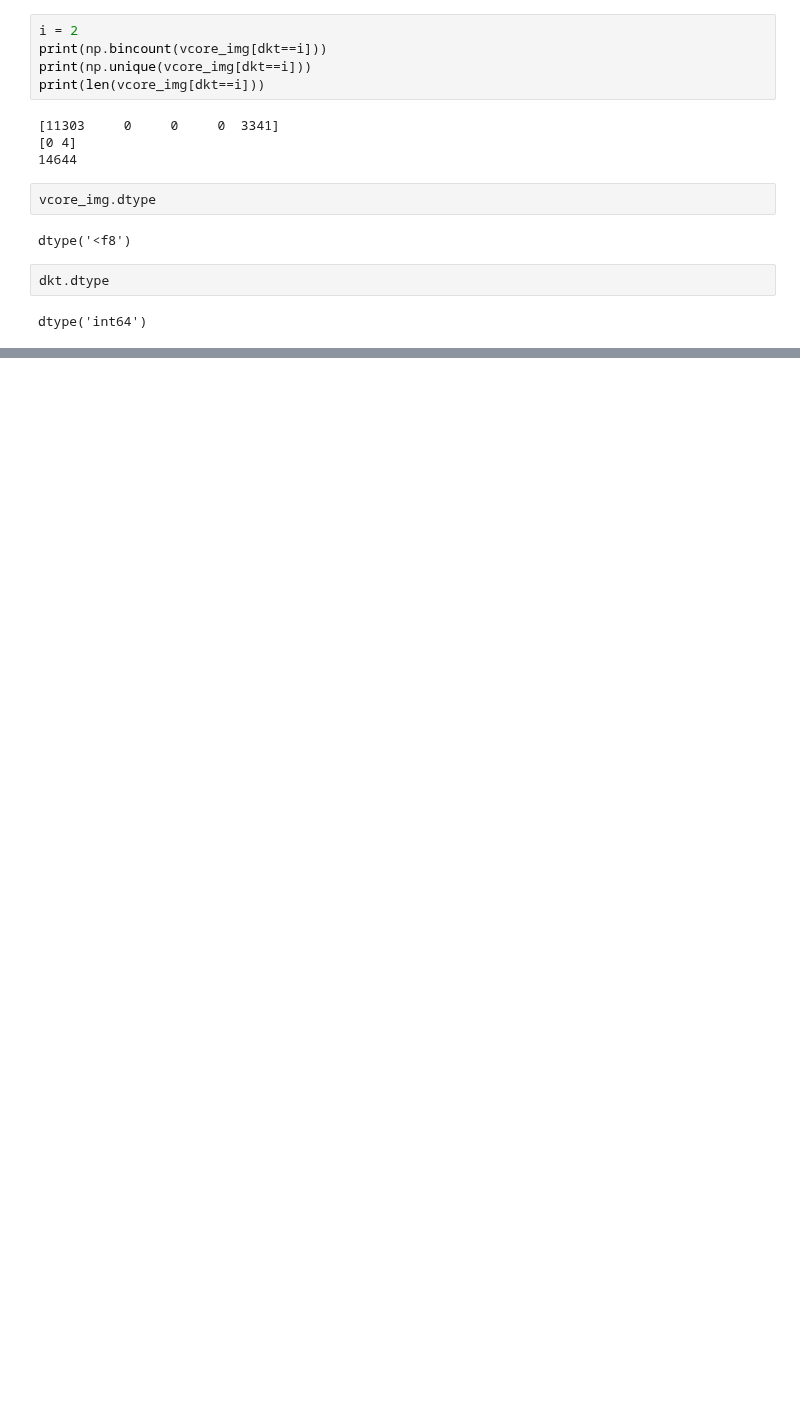
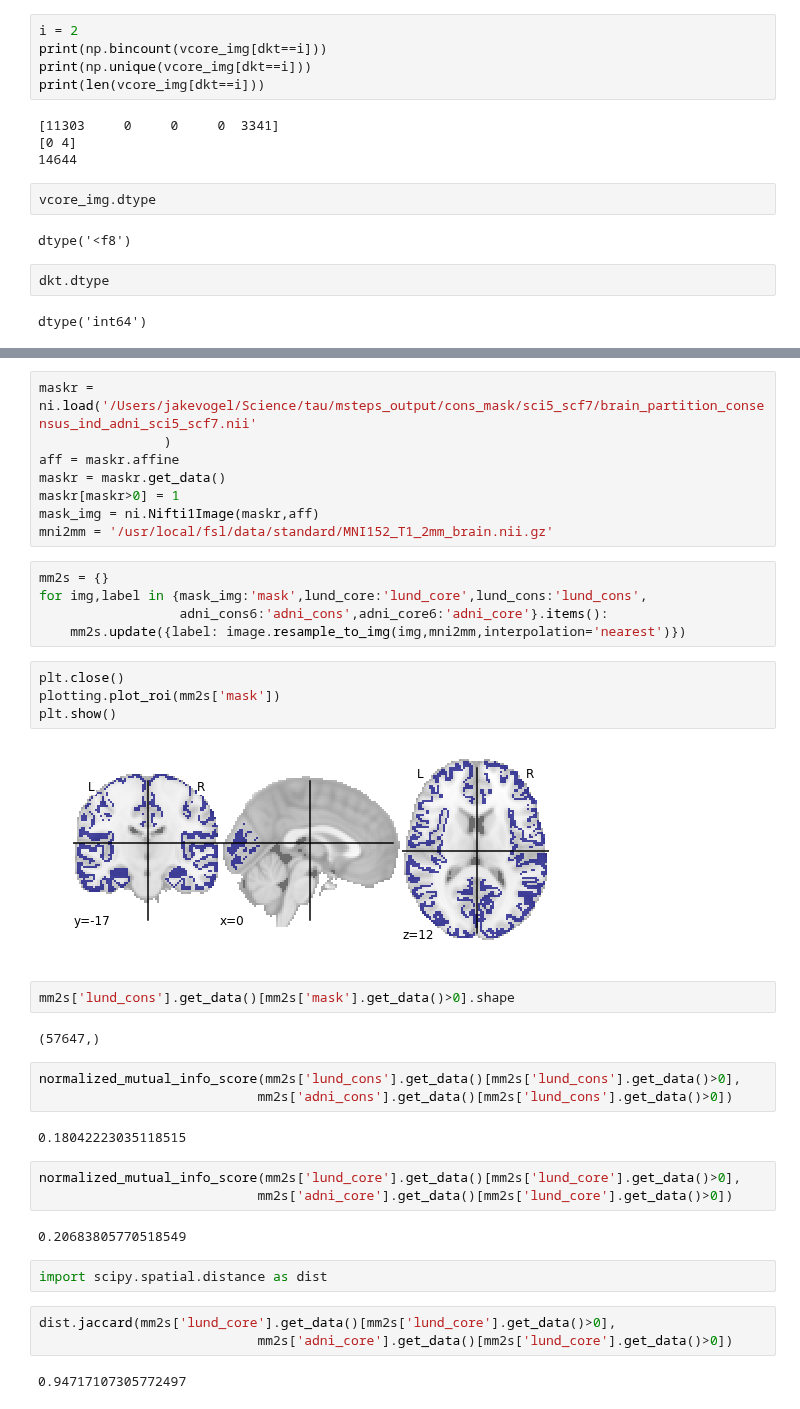
Before and after one commit to illdopejake/hack_projects, a Jupyter notebook: NMI_and_such.ipynb, the cells around one changed output, grey strips where cells are left out. Drawn from its saved outputs; the diff is of its cells as text; blank space fills up the shorter version.

```diff
--- a/NMI_and_such.ipynb
+++ b/NMI_and_such.ipynb
@@ -631,0 +653,40 @@ dtype('int64')
+# %%
+maskr = ni.load('/Users/jakevogel/Science/tau/msteps_output/cons_mask/sci5_scf7/brain_partition_consensus_ind_adni_sci5_scf7.nii'
+                )
+aff = maskr.affine
+maskr = maskr.get_data()
+maskr[maskr>0] = 1
+mask_img = ni.Nifti1Image(maskr,aff)
+mni2mm = '/usr/local/fsl/data/standard/MNI152_T1_2mm_brain.nii.gz'
+# %%
+mm2s = {}
+for img,label in {mask_img:'mask',lund_core:'lund_core',lund_cons:'lund_cons',
+                  adni_cons6:'adni_cons',adni_core6:'adni_core'}.items():
+    mm2s.update({label: image.resample_to_img(img,mni2mm,interpolation='nearest')})
+# %%
+plt.close()
+plotting.plot_roi(mm2s['mask'])
+plt.show()
+# %% [output]
+[figure, added]
+# %%
+mm2s['lund_cons'].get_data()[mm2s['mask'].get_data()>0].shape
+# %% [output]
+(57647,)
+# %%
+normalized_mutual_info_score(mm2s['lund_cons'].get_data()[mm2s['lund_cons'].get_data()>0],
+                            mm2s['adni_cons'].get_data()[mm2s['lund_cons'].get_data()>0])
+# %% [output]
+0.18042223035118515
+# %%
+normalized_mutual_info_score(mm2s['lund_core'].get_data()[mm2s['lund_core'].get_data()>0],
+                            mm2s['adni_core'].get_data()[mm2s['lund_core'].get_data()>0])
+# %% [output]
+0.20683805770518549
+# %%
+import scipy.spatial.distance as dist
+# %%
+dist.jaccard(mm2s['lund_core'].get_data()[mm2s['lund_core'].get_data()>0],
+                            mm2s['adni_core'].get_data()[mm2s['lund_core'].get_data()>0])
+# %% [output]
+0.94717107305772497
```
Also changed, not shown: parts of 25 cells of this notebook.
